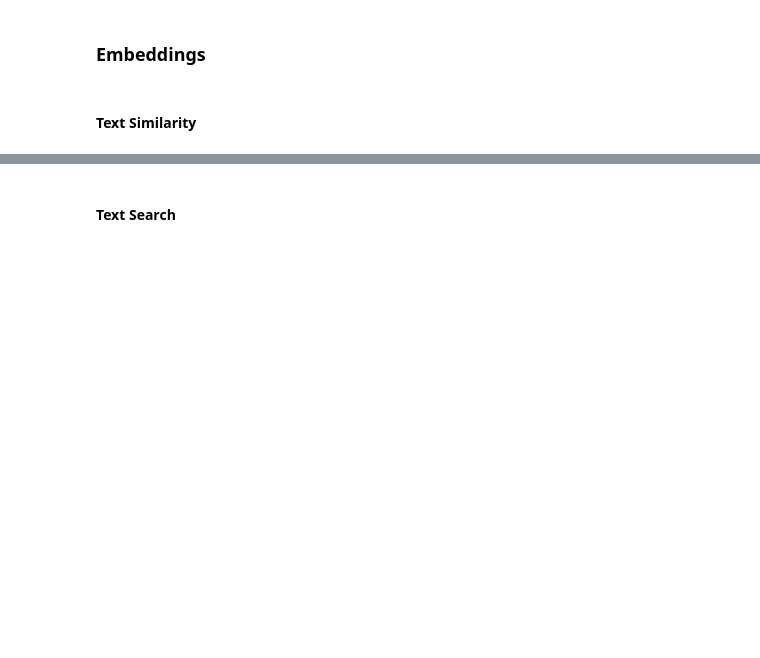
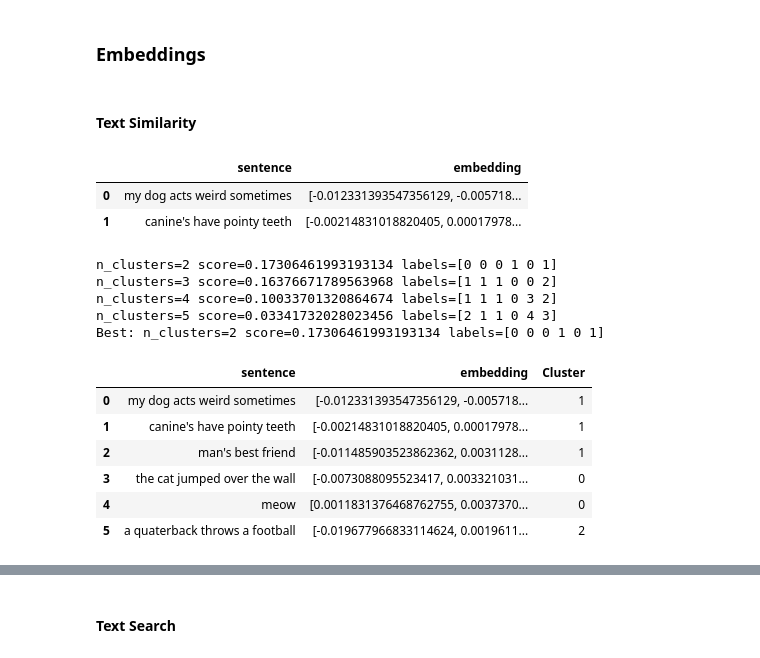
Before and after one commit to shivamMg/openai, a Jupyter notebook: notebooks/embeddings.ipynb, the cells around one changed output, grey strips where cells are left out. Drawn from its saved outputs; the diff is of its cells as text; code cells hidden in the pictures; blank space fills up the shorter version.

```diff
--- a/notebooks/embeddings.ipynb
+++ b/notebooks/embeddings.ipynb
@@ -79,13 +83,63 @@ from openai.embeddings_utils import get_embedding, cosine_similarity
 # %% [markdown]
 #### Text Similarity
 # %%
-# sentences = [
-#     "feline friends say",
-#     "canine companions say",
-#     "meow",
-#     "woof",
-# ]
-# df = pd.DataFrame()
-# df["sentence"] = sentences
-# df["embedding"] = df["sentence"].apply(lambda x: openai.Embedding.create(input=x, deployment_id="text-similarity-davinci-001"))
-# df
+sentences = [
+    # dog
+    "my dog acts weird sometimes",
+    "canine's have pointy teeth",
+    "man's best friend",
+
+    # cat
+    "the cat jumped over the wall",
+    "meow",
+
+    # football
+    "a quaterback throws a football"
+]
+similarity_df = pd.DataFrame()
+similarity_df["sentence"] = sentences
+similarity_df["embedding"] = similarity_df["sentence"].apply(lambda x: get_embedding(x, "text-similarity-davinci-001"))
+similarity_df.head(2)
+# %% [output]
+|  | sentence | embedding |
+| 0 | my dog acts weird sometimes | [-0.012331393547356129, -0.005718... |
+| 1 | canine's have pointy teeth | [-0.00214831018820405, 0.00017978... |
+# %%
+from operator import itemgetter
+import numpy as np
+from sklearn.cluster import KMeans
+from sklearn.metrics import silhouette_score
+
+matrix = np.vstack(similarity_df["embedding"].values)
+
+# finding best K using Silhouette method: https://medium.com/analytics-vidhya/how-to-determine-the-optimal-k-for-k-means-708505d204eb
+scores = []
+for n_clusters in range(2, len(similarity_df)):
+    kmeans = KMeans(n_clusters=n_clusters, init='k-means++', n_init=10, random_state=42)
+    kmeans.fit(matrix)
+    labels = kmeans.labels_
+    score = silhouette_score(matrix, labels, metric='cosine')
+    print(f"n_clusters={n_clusters} score={score} labels={labels}")
+    scores.append((n_clusters, score, labels))
+
+best_n_clusters, best_score, best_labels = max(scores, key=itemgetter(1))
+print("Best:", f"n_clusters={best_n_clusters} score={best_score} labels={best_labels}")
+# FIXME: best n_clusters should be 3, not 4
+
+best_n_clusters = 3
+best_labels = [s[2] for s in scores if s[0] == best_n_clusters][0]
+similarity_df["Cluster"] = best_labels
+similarity_df
+# %% [output]
+n_clusters=2 score=0.17306461993193134 labels=[0 0 0 1 0 1]
+n_clusters=3 score=0.16376671789563968 labels=[1 1 1 0 0 2]
+n_clusters=4 score=0.10033701320864674 labels=[1 1 1 0 3 2]
+n_clusters=5 score=0.03341732028023456 labels=[2 1 1 0 4 3]
+Best: n_clusters=2 score=0.17306461993193134 labels=[0 0 0 1 0 1]
+|  | sentence | embedding | Cluster |
+| 0 | my dog acts weird sometimes | [-0.012331393547356129, -0.005718... | 1 |
+| 1 | canine's have pointy teeth | [-0.00214831018820405, 0.00017978... | 1 |
+| 2 | man's best friend | [-0.011485903523862362, 0.0031128... | 1 |
+| 3 | the cat jumped over the wall | [-0.0073088095523417, 0.003321031... | 0 |
+| 4 | meow | [0.0011831376468762755, 0.0037370... | 0 |
+| 5 | a quaterback throws a football | [-0.019677966833114624, 0.0019611... | 2 |
```
Also changed, not shown: parts of 4 cells of this notebook.
